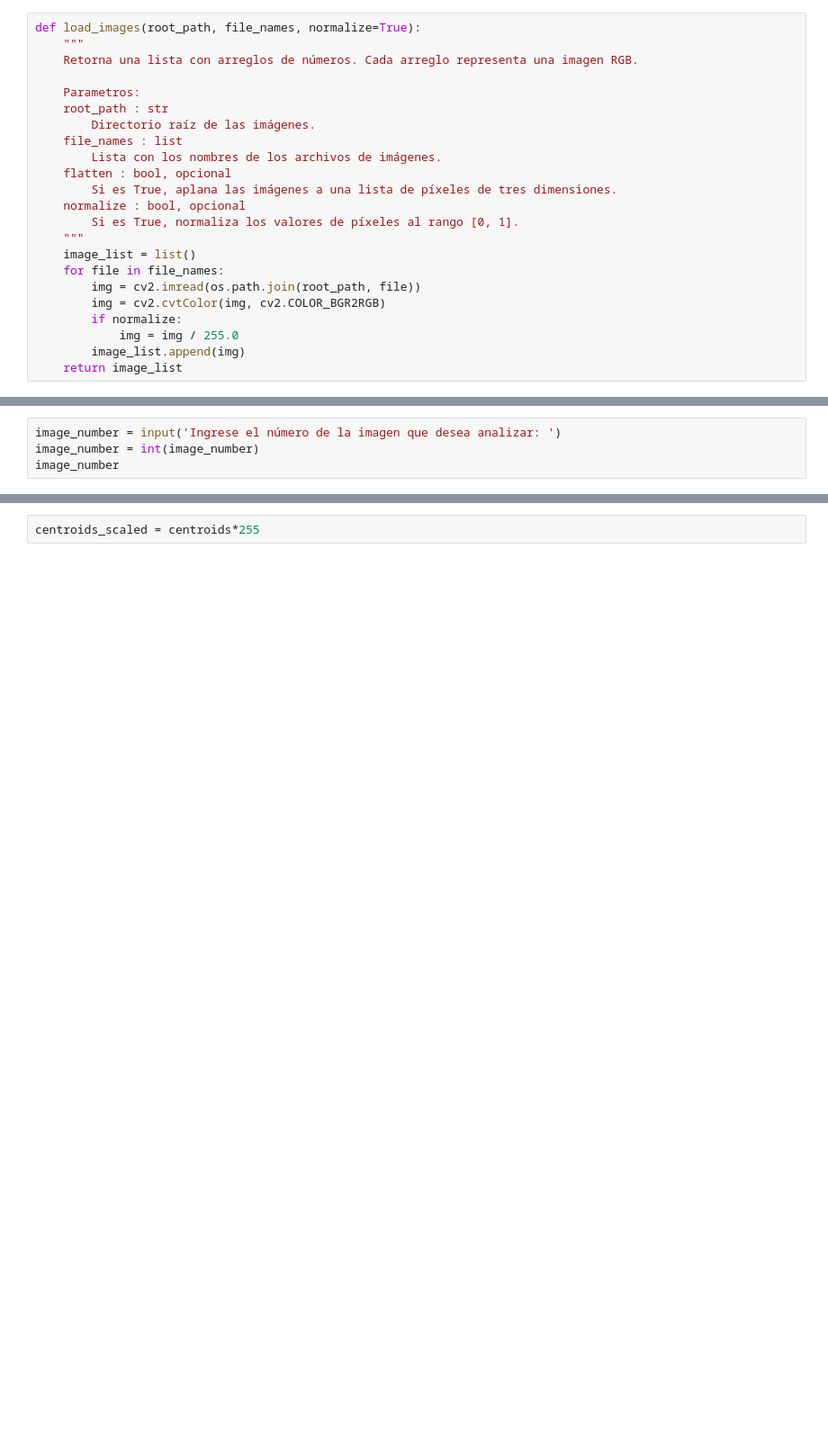
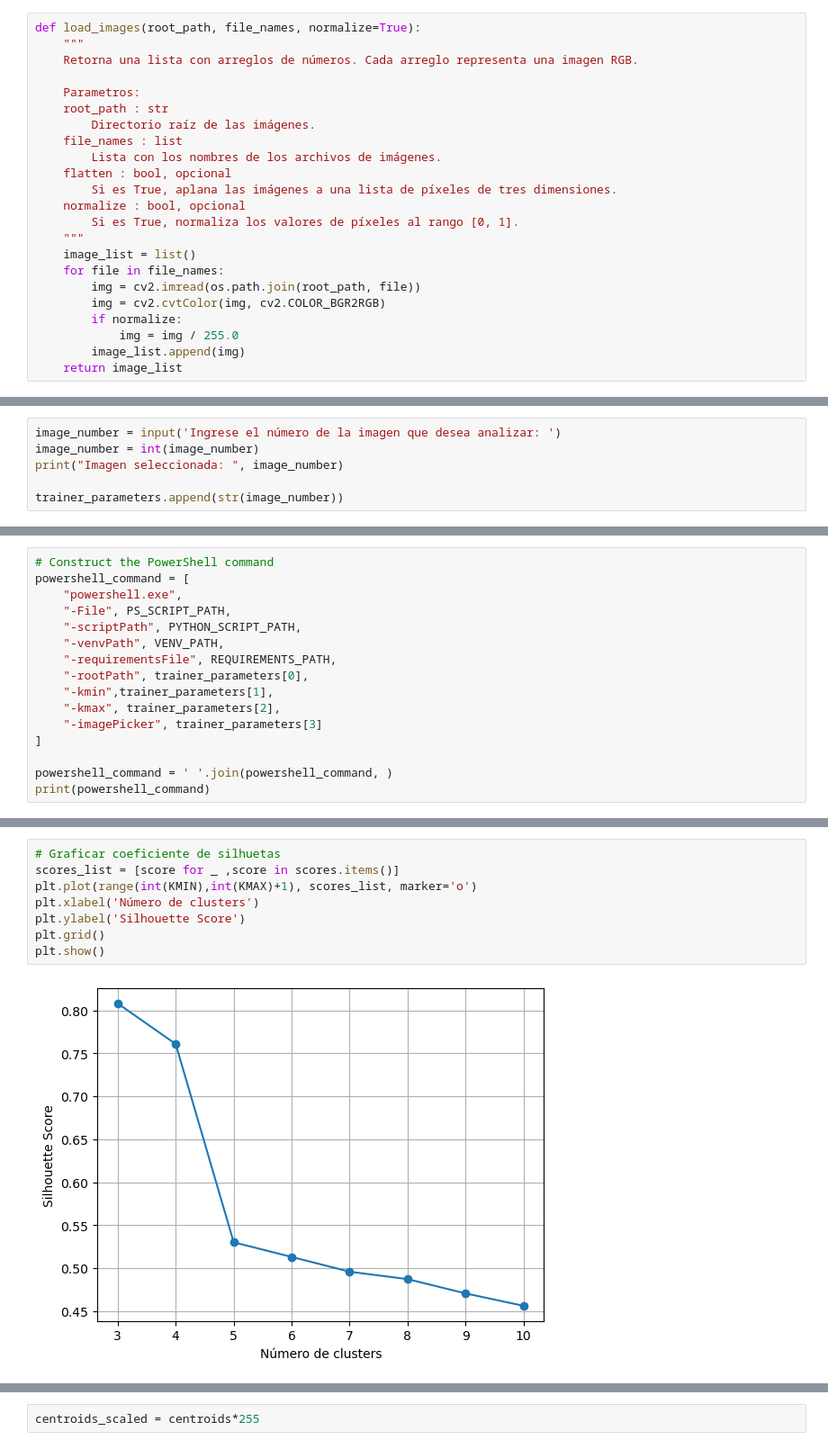
Before and after one commit to JordiNeil/color-palette-generator, a Jupyter notebook: color_pallete_pipe.ipynb, the cells around one changed output, grey strips where cells are left out. Shown at 90% size. Drawn from its saved outputs; the diff is of its cells as text; blank space fills up the shorter version.

```diff
--- a/color_pallete_pipe.ipynb
+++ b/color_pallete_pipe.ipynb
@@ -61,5 +87,7 @@ plt.show()
 # %%
 image_number = input('Ingrese el número de la imagen que desea analizar: ')
 image_number = int(image_number)
-image_number
+print("Imagen seleccionada: ", image_number)
+
+trainer_parameters.append(str(image_number))
 # %% [output]
@@ -126,0 +142,16 @@ class Flatter(BaseEstimator, TransformerMixin):
+# %%
+# Construct the PowerShell command
+powershell_command = [
+    "powershell.exe",
+    "-File", PS_SCRIPT_PATH,
+    "-scriptPath", PYTHON_SCRIPT_PATH,
+    "-venvPath", VENV_PATH,
+    "-requirementsFile", REQUIREMENTS_PATH,
+    "-rootPath", trainer_parameters[0],
+    "-kmin",trainer_parameters[1],
+    "-kmax", trainer_parameters[2],
+    "-imagePicker", trainer_parameters[3]
+]
+
+powershell_command = ' '.join(powershell_command, )
+print(powershell_command)
@@ -126,0 +200,10 @@ class Flatter(BaseEstimator, TransformerMixin):
+# %%
+# Graficar coeficiente de silhuetas
+scores_list = [score for _ ,score in scores.items()]
+plt.plot(range(int(KMIN),int(KMAX)+1), scores_list, marker='o')
+plt.xlabel('Número de clusters')
+plt.ylabel('Silhouette Score')
+plt.grid()
+plt.show()
+# %% [output]
+[figure, added]
```
Also changed, not shown: parts of 26 cells of this notebook, 3 other files.
